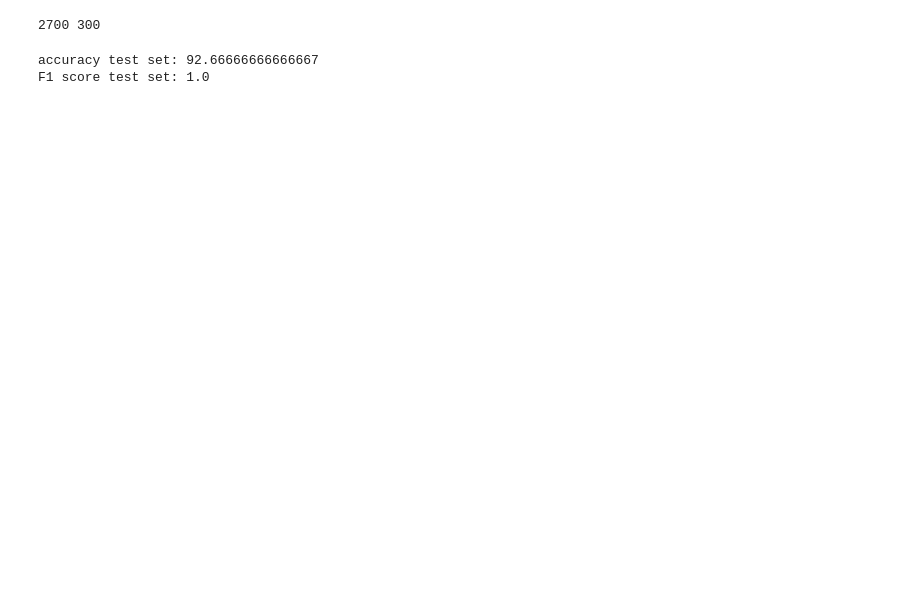
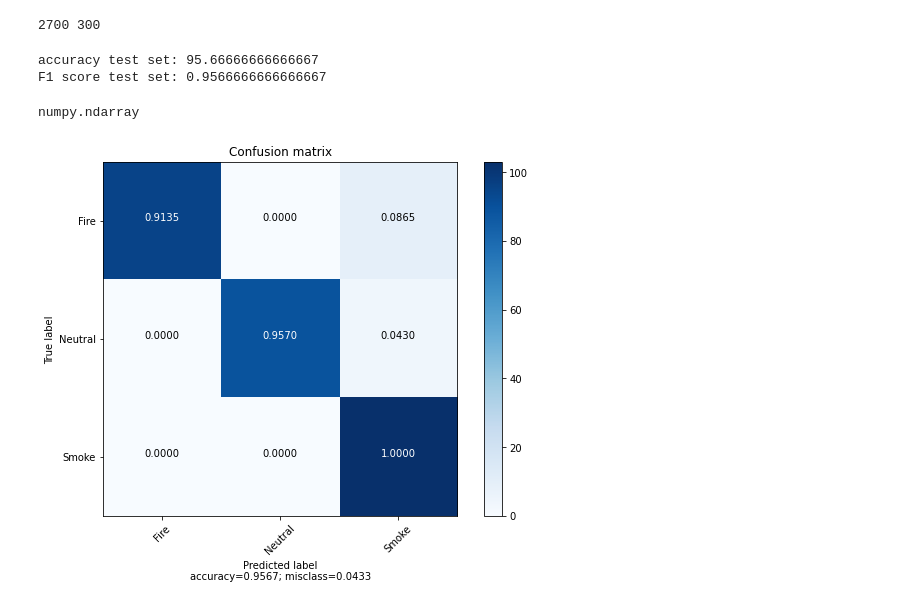
Before and after one commit to Kaoutar-Nahli/Early-Fire-Detection, a Jupyter notebook: evaluation_test.ipynb, the cells around one changed output. Drawn from its saved outputs; the diff is of its cells as text; code cells hidden in the pictures; blank space fills up the shorter version.

Commit message:
confusion matrix for resnet50

```diff
--- a/evaluation_test.ipynb
+++ b/evaluation_test.ipynb
@@ -39,7 +40,7 @@ print(len(train_data), len(test_data))
 train_data, val_data = torch.utils.data.random_split(train_data, [2400,300])
 
 train_data_loader = torch.utils.data.DataLoader(train_data, batch_size=64, shuffle=True)
-val_data_loader = torch.utils.data.DataLoader(val_data, batch_size=64, shuffle=True)
+val_data_loader = torch.utils.data.DataLoader(val_data, batch_size=300, shuffle=True)
 test_data_loader = torch.utils.data.DataLoader(test_data,  batch_size=64, shuffle=True)
 
 classes =('Fire', 'Neutral', 'Smoke')
@@ -54,6 +55,7 @@ correct = 0
 total = 0
 with torch.no_grad():
     for images, labels in val_data_loader:
+        labels = labels
         output = model(images)
         proba, predicted = torch.max(output, dim=1)
         total += labels.size(0)
@@ -68,5 +70,28 @@ with torch.no_grad():
 print (f'accuracy test set: {100 * correct/total}')
 print (f'F1 score test set: {f1_score_conv}')
 # %% [output]
-accuracy test set: 92.66666666666667
-F1 score test set: 1.0
+accuracy test set: 95.66666666666667
+F1 score test set: 0.9566666666666667
+# %%
+#https://deeplizard.com/learn/video/0LhiS6yu2qQ
+stacked = torch.stack(
+    (
+        labels
+        ,predicted
+    )
+    ,dim=1
+)
+
+stacked.shape
+
+cmt = torch.zeros(3,3, dtype=torch.int64)
+
+for p in stacked:
+    tl, pl = p.tolist()
+    cmt[tl, pl] = cmt[tl, pl] + 1
+# %%
+cmt = cmt.numpy()
+# %%
+type(cmt)
+# %% [output]
+numpy.ndarray
@@ -73,3 +176,8 @@ F1 score test set: 1.0
+# %%
+target_names = ['Fire', 'Neutral', 'Smoke']
+plot_confusion_matrix(cmt,target_names,title='Confusion matrix',cmap=None,normalize=True)
+# %% [output]
+[figure, added]
 # %%
 # accuracy per each class
 correct = { a: 0 for a in classes}
```
Also changed, not shown: parts of 3 cells of this notebook.
